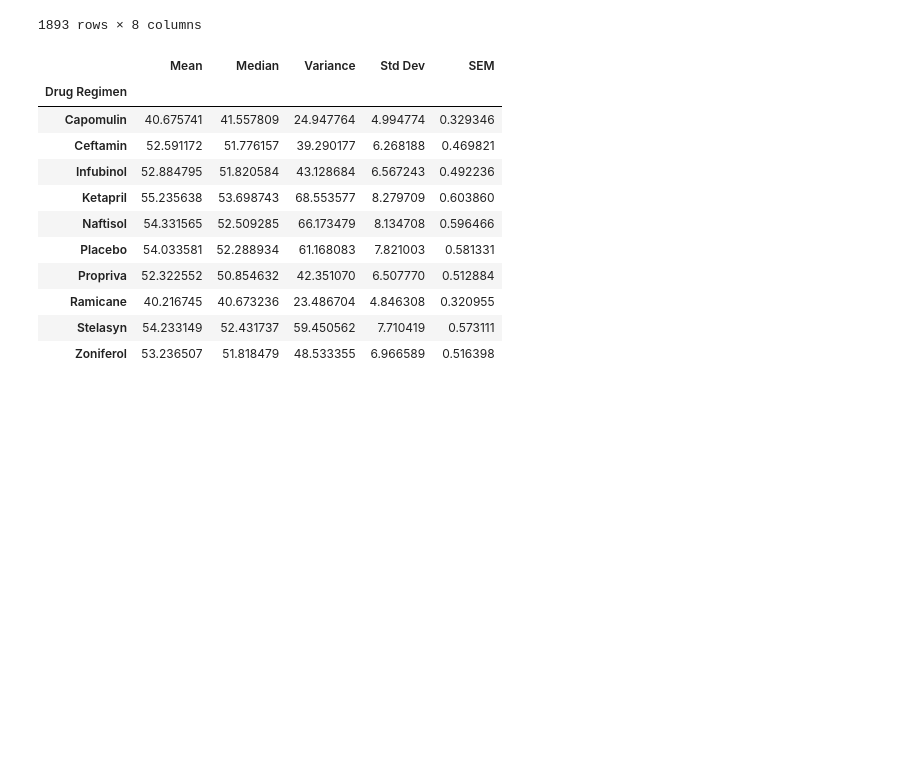
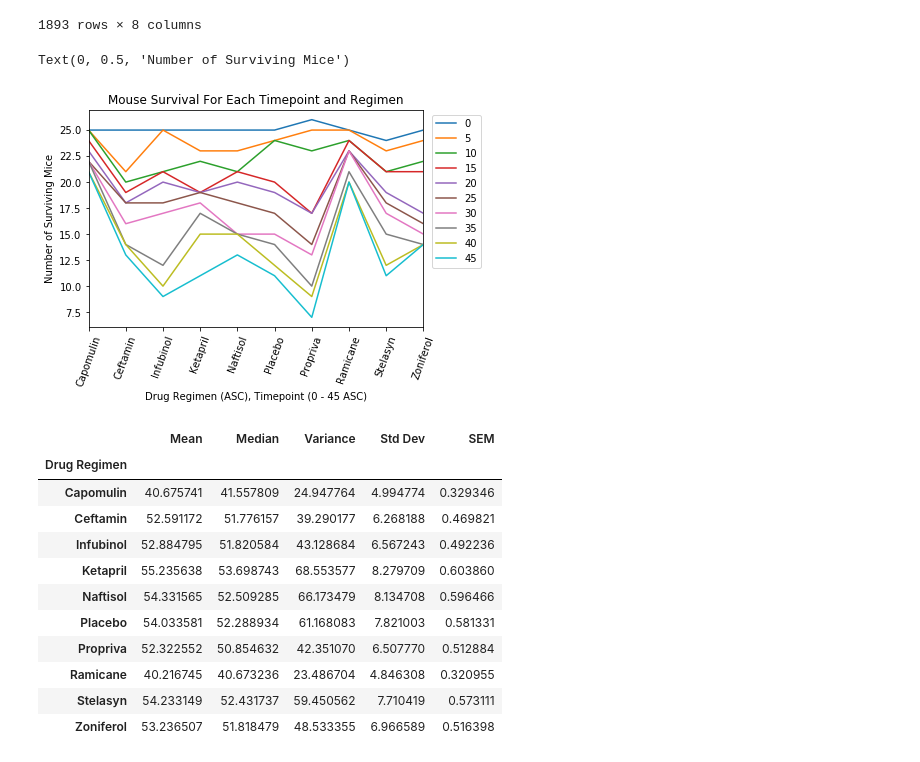
Before and after one commit to patrickhpatin/matplotlib-challenge, a Jupyter notebook: pymaceuticals_starter.ipynb, the cells around one changed output. Cells and saved outputs as stored; diff of their text form; code cells hidden in the pictures; blank space fills up the shorter version.

```diff
--- a/pymaceuticals_starter.ipynb
+++ b/pymaceuticals_starter.ipynb
@@ -65,6 +65,22 @@ merged_data
 | 1891 | m601 | 40 | 31.378045 | 1 | Capomulin | Male | 22 | ... |
 | 1892 | m601 | 45 | 28.430964 | 1 | Capomulin | Male | 22 | ... |
 1893 rows × 8 columns
+# %%
+temp_data = merged_data.groupby(["Drug Regimen", "Timepoint"])["Mouse ID"].count().to_frame()
+temp_data = temp_data.sort_values(by=["Drug Regimen", "Timepoint"], ascending=False)
+temp_data = temp_data.rename(columns = {"Mouse ID":"Mouse Count"})
+temp_data.reset_index(inplace=True)
+# temp_data.set_index("Drug Regimen", inplace=True)
+axsubplot = temp_data.pivot(index="Drug Regimen", columns="Timepoint", values="Mouse Count").plot(kind="line", rot=70, title="Mouse Survival For Each Timepoint and Regimen")
+plt.legend(loc=9, bbox_to_anchor=(1.1, 1.0))
+# best_regimes = merged_data[merged_data["Drug Regimen"].isin(["Capomulin", "Ramicane", "Infubinol", "Ceftamin"])]
+
+# axsubplot = temp_data.plot.barh(title="Avg Tumor Volume by Timpoint For Each Regimen", rot=0, legend=False, fontsize=8)
+axsubplot.set_xlabel("Drug Regimen (ASC), Timepoint (0 - 45 ASC)")
+axsubplot.set_ylabel("Number of Surviving Mice")
+# %% [output]
+Text(0, 0.5, 'Number of Surviving Mice')
+[figure, added]
 # %%
 # Generate a summary statistics table of mean, median, variance, standard deviation, and SEM of the tumor volume for each regimen
 tumor_volumes = merged_data[["Drug Regimen", "Tumor Volume (mm3)"]].copy()
```
Also changed, not shown: parts of 2 cells of this notebook.
